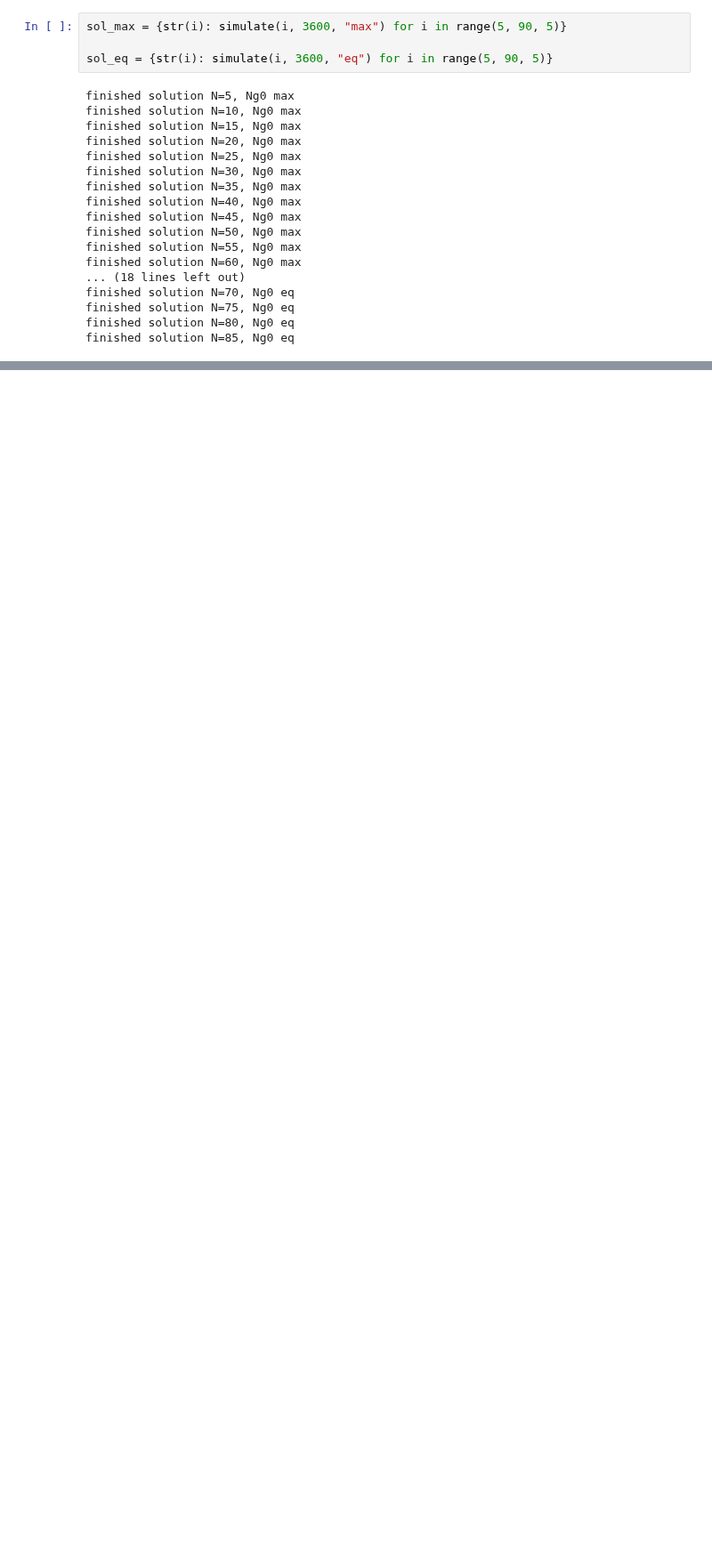
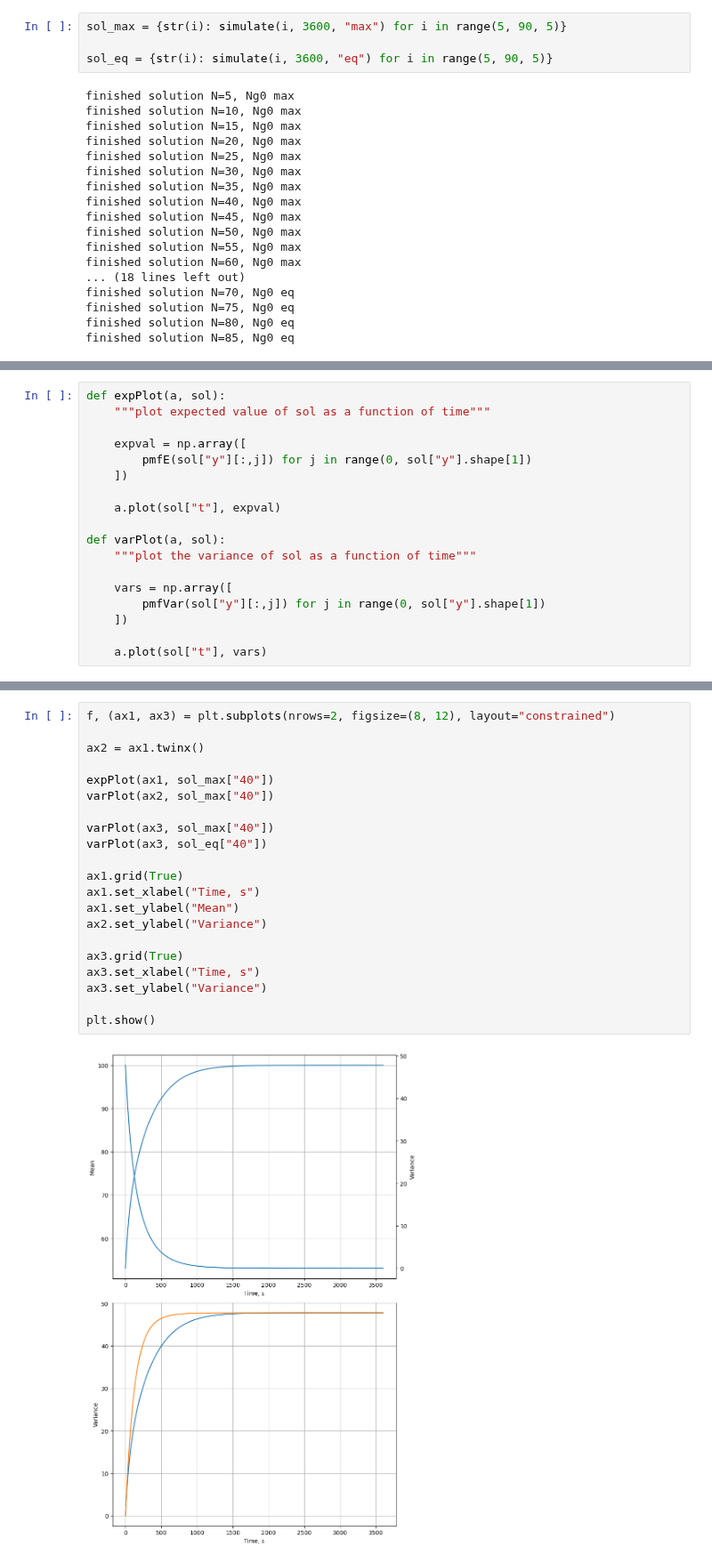
Before and after one commit to ELFREELAND/minecraft_sheep, a Jupyter notebook: stochastic_model_kolmogorov.ipynb, the cells around one changed output, grey strips where cells are left out. Shown at 89% size. Saved outputs shown, nothing was run; the diff lists cells and outputs as text; blank space fills up the shorter version.

```diff
--- a/stochastic_model_kolmogorov.ipynb
+++ b/stochastic_model_kolmogorov.ipynb
@@ -131 +134,19 @@ array([0.00000000e+00, 3.75000188e-03, 4.12500207e-02, 4.16250209e-01,
+# %%
+def expPlot(a, sol):
+    """plot expected value of sol as a function of time"""
+
+    expval = np.array([
+        pmfE(sol["y"][:,j]) for j in range(0, sol["y"].shape[1])
+    ])
+
+    a.plot(sol["t"], expval)
+
+def varPlot(a, sol):
+    """plot the variance of sol as a function of time"""
+
+    vars = np.array([
+        pmfVar(sol["y"][:,j]) for j in range(0, sol["y"].shape[1])
+    ])
+
+    a.plot(sol["t"], vars)
 # %%
@@ -147,0 +168,23 @@ plt.show()
+# %%
+f, (ax1, ax3) = plt.subplots(nrows=2, figsize=(8, 12), layout="constrained")
+
+ax2 = ax1.twinx()
+
+expPlot(ax1, sol_max["40"])
+varPlot(ax2, sol_max["40"])
+
+varPlot(ax3, sol_max["40"])
+varPlot(ax3, sol_eq["40"])
+
+ax1.grid(True)
+ax1.set_xlabel("Time, s")
+ax1.set_ylabel("Mean")
+ax2.set_ylabel("Variance")
+
+ax3.grid(True)
+ax3.set_xlabel("Time, s")
+ax3.set_ylabel("Variance")
+
+plt.show()
+# %% [output]
+[figure, added]
```
Also changed, not shown: parts of 7 cells of this notebook.
